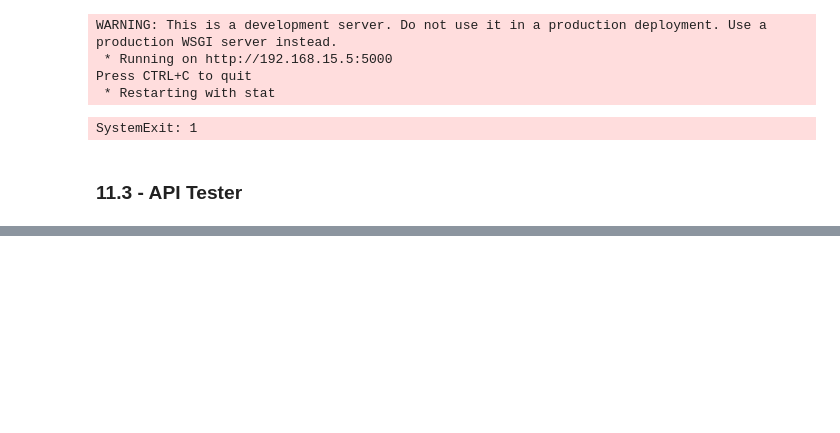
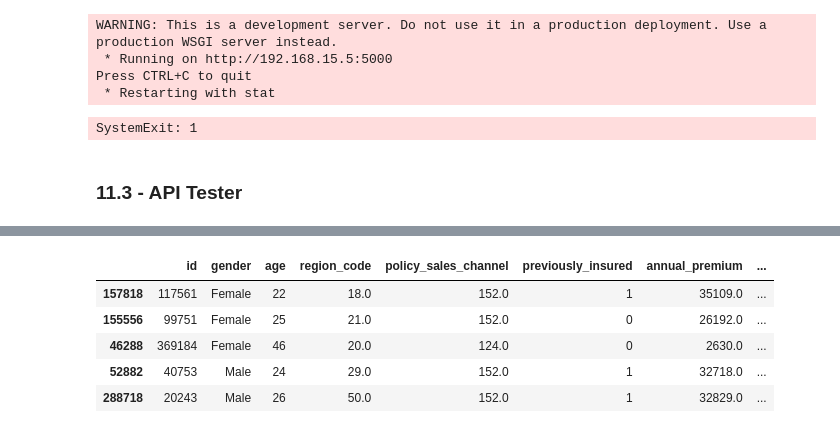
Before and after one commit to andersonrenatobonif/health_insurance, a Jupyter notebook: v01_health_insurance.ipynb, the cells around one changed output, grey strips where cells are left out. Saved outputs shown, nothing was run; the diff lists cells and outputs as text; code cells hidden in the pictures; blank space fills up the shorter version.

```diff
--- a/v01_health_insurance.ipynb
+++ b/v01_health_insurance.ipynb
@@ -1350,0 +1390,9 @@ Status Code 200
+# %%
+df_test.head()
+# %% [output]
+|  | id | gender | age | region_code | policy_sales_channel | previously_insured | annual_premium | ... |
+| 157818 | 117561 | Female | 22 | 18.0 | 152.0 | 1 | 35109.0 | ... |
+| 155556 | 99751 | Female | 25 | 21.0 | 152.0 | 0 | 26192.0 | ... |
+| 46288 | 369184 | Female | 46 | 20.0 | 124.0 | 0 | 2630.0 | ... |
+| 52882 | 40753 | Male | 24 | 29.0 | 152.0 | 1 | 32718.0 | ... |
+| 288718 | 20243 | Male | 26 | 50.0 | 152.0 | 1 | 32829.0 | ... |
```
Also changed, not shown: parts of 10 cells of this notebook, 7 other files.
